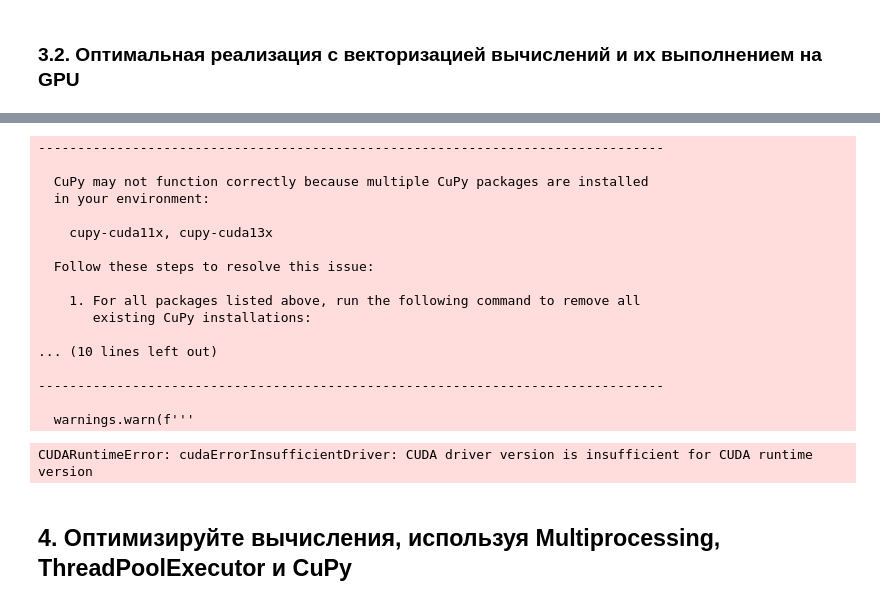
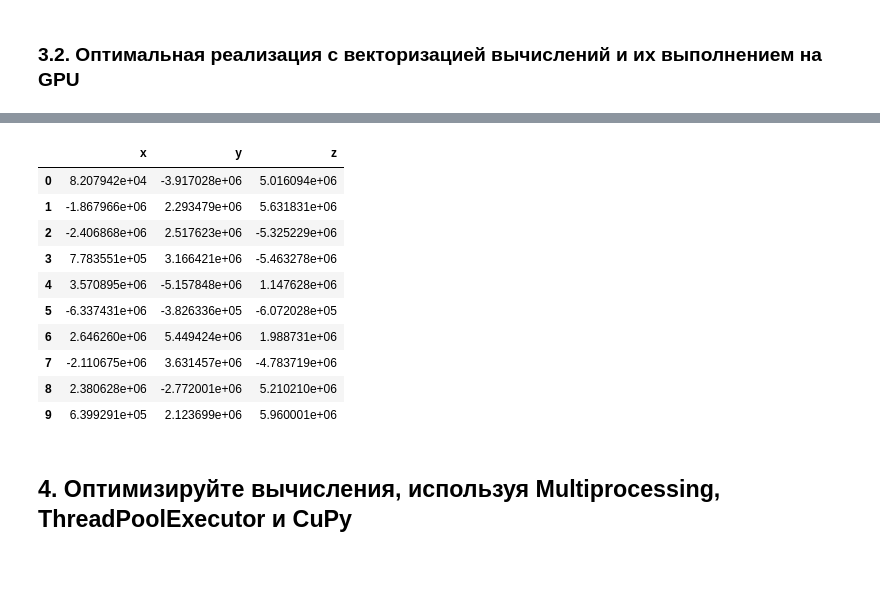
Before and after one commit to alexmordashov/computer_math, a Jupyter notebook: 6. Работа с электронными таблицами. Многопоточная и многопроцессорная оптимизация. Генераторы/Практическая_работа_№6_Формирование_электронных_таблиц.ipynb, the cells around one changed output, grey strips where cells are left out. Drawn from its saved outputs; the diff is of its cells as text; code cells hidden in the pictures; blank space fills up the shorter version.

```diff
--- a/6. Работа с электронными таблицами. Многопоточная и многопроцессорная оптимизация. Генераторы/Практическая_работа_№6_Формирование_электронных_таблиц.ipynb
+++ b/6. Работа с электронными таблицами. Многопоточная и многопроцессорная оптимизация. Генераторы/Практическая_работа_№6_Формирование_электронных_таблиц.ipynb
@@ -1125,49 +1150,42 @@ Requirement already satisfied: cuda-pathfinder==1.*,>=1.3.3 in /usr/local/lib/py
 # %%
 import pandas as pd
 import cupy as cp
 
 def direct_task_gpu(df, a=6378136.0, alpha=0.003352804):
-    shirota_rad = cp.radians(cp.asarray(df['B'].values))
-    dolgota_rad = cp.radians(cp.asarray(df['L'].values))
+    B = cp.radians(cp.asarray(df['B'].values))
+    L = cp.radians(cp.asarray(df['L'].values))
 
     b = a * (1 - alpha)
-    e2 = 2 * alpha - alpha**2
-    U = cp.arctan(cp.sqrt(1 - e2) * cp.tan(shirota_rad))
+    e2 = alpha * (2 - alpha)
+    U = cp.arctan(cp.sqrt(1 - e2) * cp.tan(B))
 
-    x = a * cp.cos(U) * cp.cos(dolgota_rad)
-    y = a * cp.cos(U) * cp.sin(dolgota_rad)
+    x = a * cp.cos(U) * cp.cos(L)
+    y = a * cp.cos(U) * cp.sin(L)
     z = b * cp.sin(U)
     result_df_cp = pd.DataFrame({
         'x': cp.asnumpy(x),
         'y': cp.asnumpy(y),
         'z': cp.asnumpy(z)
     })
 
     return result_df_cp
 
 sample_df = pd.read_csv('my_data.csv')
 
 result_gpu = direct_task_gpu(sample_df)
-print(result_gpu)
+result_gpu
 # %% [output]
---------------------------------------------------------------------------------
-
-  CuPy may not function correctly because multiple CuPy packages are installed
-  in your environment:
-
-    cupy-cuda11x, cupy-cuda13x
-
-  Follow these steps to resolve this issue:
-
-    1. For all packages listed above, run the following command to remove all
-       existing CuPy installations:
-
-... (10 lines left out)
-
---------------------------------------------------------------------------------
-
-  warnings.warn(f'''
-CUDARuntimeError: cudaErrorInsufficientDriver: CUDA driver version is insufficient for CUDA runtime version
+|  | x | y | z |
+| 0 | 8.207942e+04 | -3.917028e+06 | 5.016094e+06 |
+| 1 | -1.867966e+06 | 2.293479e+06 | 5.631831e+06 |
+| 2 | -2.406868e+06 | 2.517623e+06 | -5.325229e+06 |
+| 3 | 7.783551e+05 | 3.166421e+06 | -5.463278e+06 |
+| 4 | 3.570895e+06 | -5.157848e+06 | 1.147628e+06 |
+| 5 | -6.337431e+06 | -3.826336e+05 | -6.072028e+05 |
+| 6 | 2.646260e+06 | 5.449424e+06 | 1.988731e+06 |
+| 7 | -2.110675e+06 | 3.631457e+06 | -4.783719e+06 |
+| 8 | 2.380628e+06 | -2.772001e+06 | 5.210210e+06 |
+| 9 | 6.399291e+05 | 2.123699e+06 | 5.960001e+06 |
 # %% [markdown]
 ## 4. Оптимизируйте вычисления, используя Multiprocessing, ThreadPoolExecutor и CuPy
 # %% [markdown]
```
Also changed, not shown: parts of 14 cells of this notebook.
